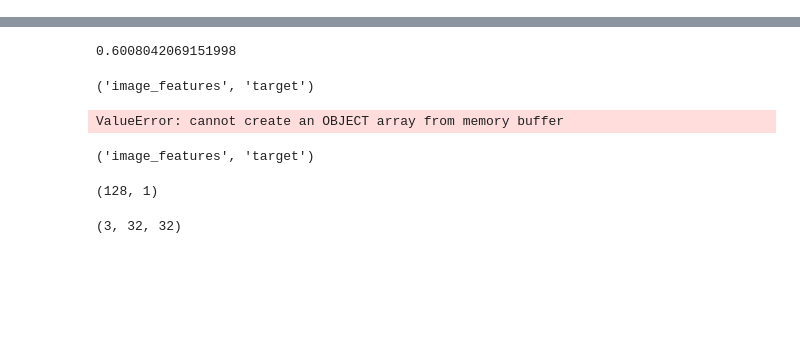
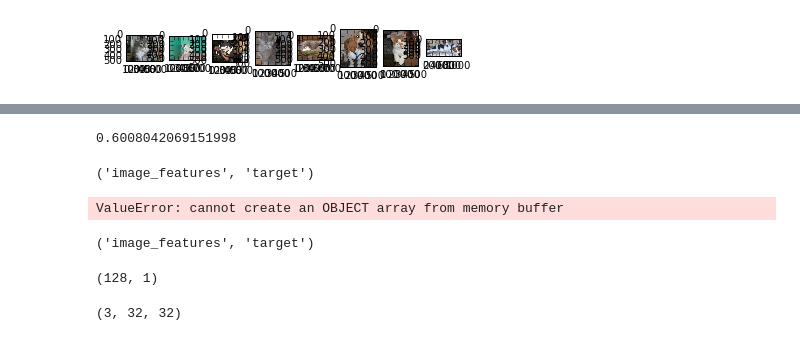
Before and after one commit to yiulau/ift6266, a Jupyter notebook: first_workbook.ipynb, the cells around one changed output, grey strips where cells are left out. Cells and saved outputs as stored; diff of their text form; code cells hidden in the pictures; blank space fills up the shorter version.

```diff
--- a/first_workbook.ipynb
+++ b/first_workbook.ipynb
@@ -10,3 +10,13 @@ from fuel.transformers import ScaleAndShift
 # %%
 # Load the training set
 train = DogsVsCats(('train',), subset=slice(0, 20000))
+# %%
+from fuel.schemes import SequentialScheme
+
+stream1 = DataStream(train,
+                    iteration_scheme=SequentialScheme(train.num_examples,128))
+
+stream2 = MinimumImageDimensions(stream1, (512,512), which_sources = ('image_features',))
+# %%
+first_original = next(stream1.get_epoch_iterator())
+first_altered = next(stream2.get_epoch_iterator())
@@ -12,0 +49,4 @@ train = DogsVsCats(('train',), subset=slice(0, 20000))
+# %%
+shape_original = []
+for image in first_original[0]:
+    shape_original.append(image.shape)
@@ -12,0 +73,4 @@ train = DogsVsCats(('train',), subset=slice(0, 20000))
+# %%
+shape_altered = []
+for image in first_altered[0]:
+    shape_altered.append(image.shape)
@@ -12,0 +97,8 @@ train = DogsVsCats(('train',), subset=slice(0, 20000))
+# %%
+num_image = 8
+for index in range(num_image):
+    image = first_altered[0][index]
+    plt.subplot(1,num_image,index+1)
+    plt.imshow(image.transpose((1,2,0)))
+# %% [output]
+[figure, added]
```
Also changed, not shown: parts of 49 cells of this notebook, 45 other files.
